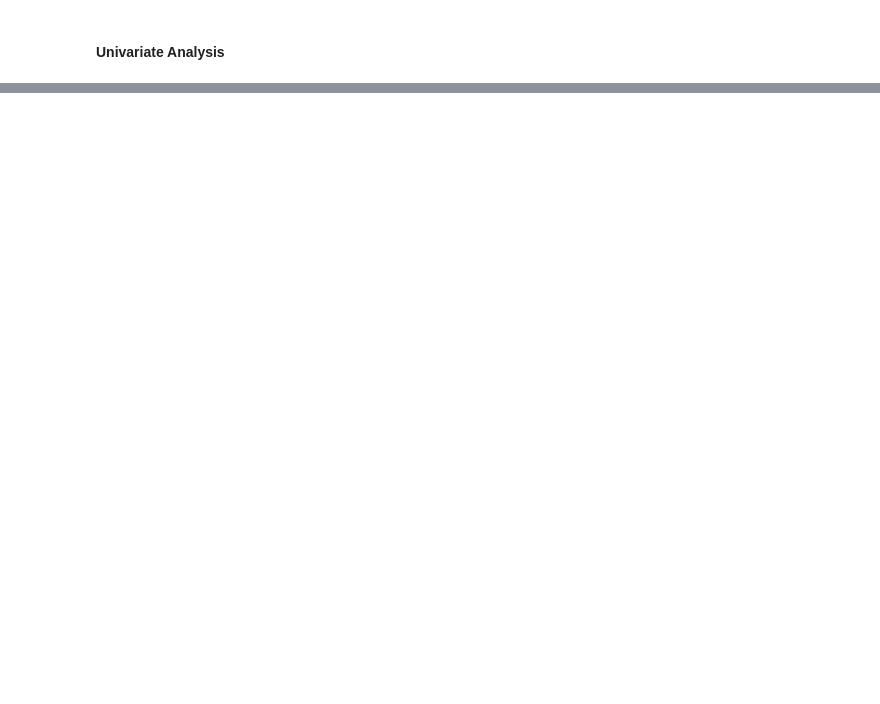
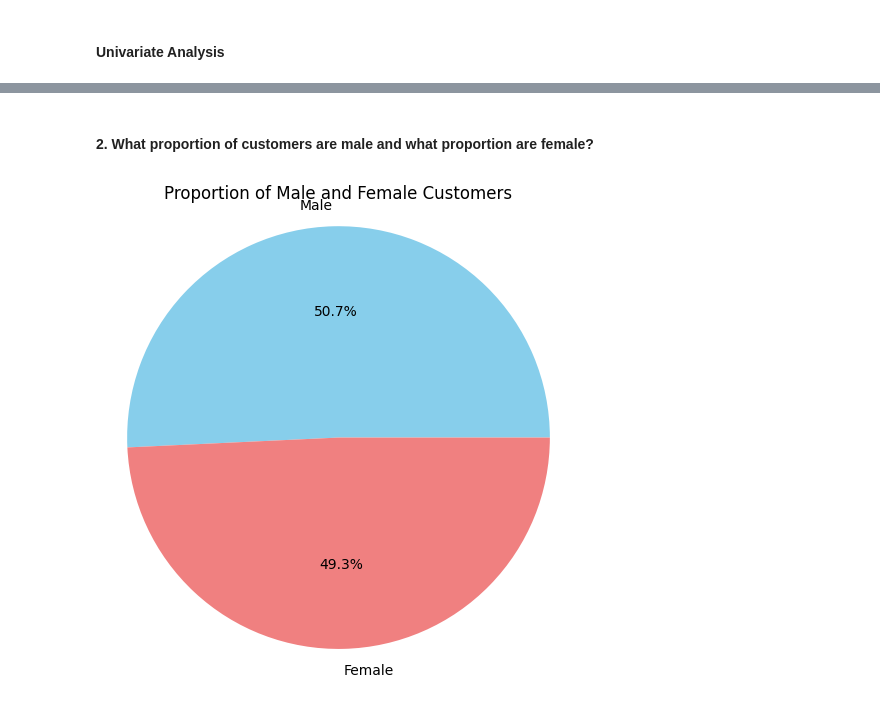
Before and after one commit to Moriahasare/Customer-Churn-Project, a Jupyter notebook: notebook.ipynb, the cells around one changed output, grey strips where cells are left out. Cells and saved outputs as stored; diff of their text form; code cells hidden in the pictures; blank space fills up the shorter version.

```diff
--- a/notebook.ipynb
+++ b/notebook.ipynb
@@ -443,0 +492,13 @@ data1['TotalCharges'].isna().sum()
+# %% [markdown]
+#### 2. What proportion of customers are male and what proportion are female?
+# %%
+# Calculate the proportion of male and female customers
+gender_counts = data['gender'].value_counts()
+
+plt.figure(figsize=(6, 6))
+plt.pie(gender_counts, labels=gender_counts.index, autopct='%1.1f%%', colors=['skyblue', 'lightcoral'])
+plt.title('Proportion of Male and Female Customers')
+plt.axis('equal')
+plt.show()
+# %% [output]
+[figure, added]
```
Also changed, not shown: parts of 57 cells of this notebook, 1 other file.
